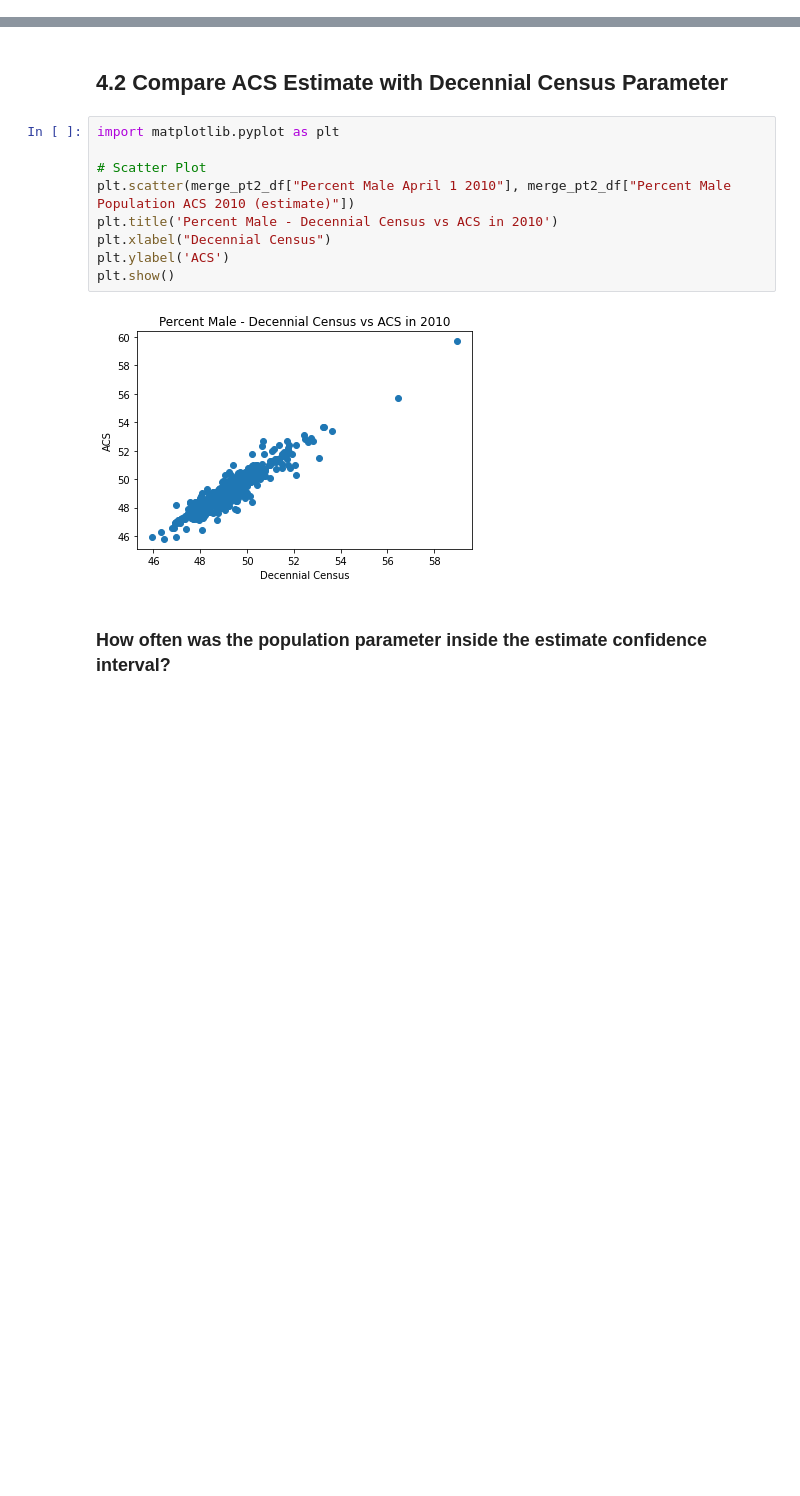
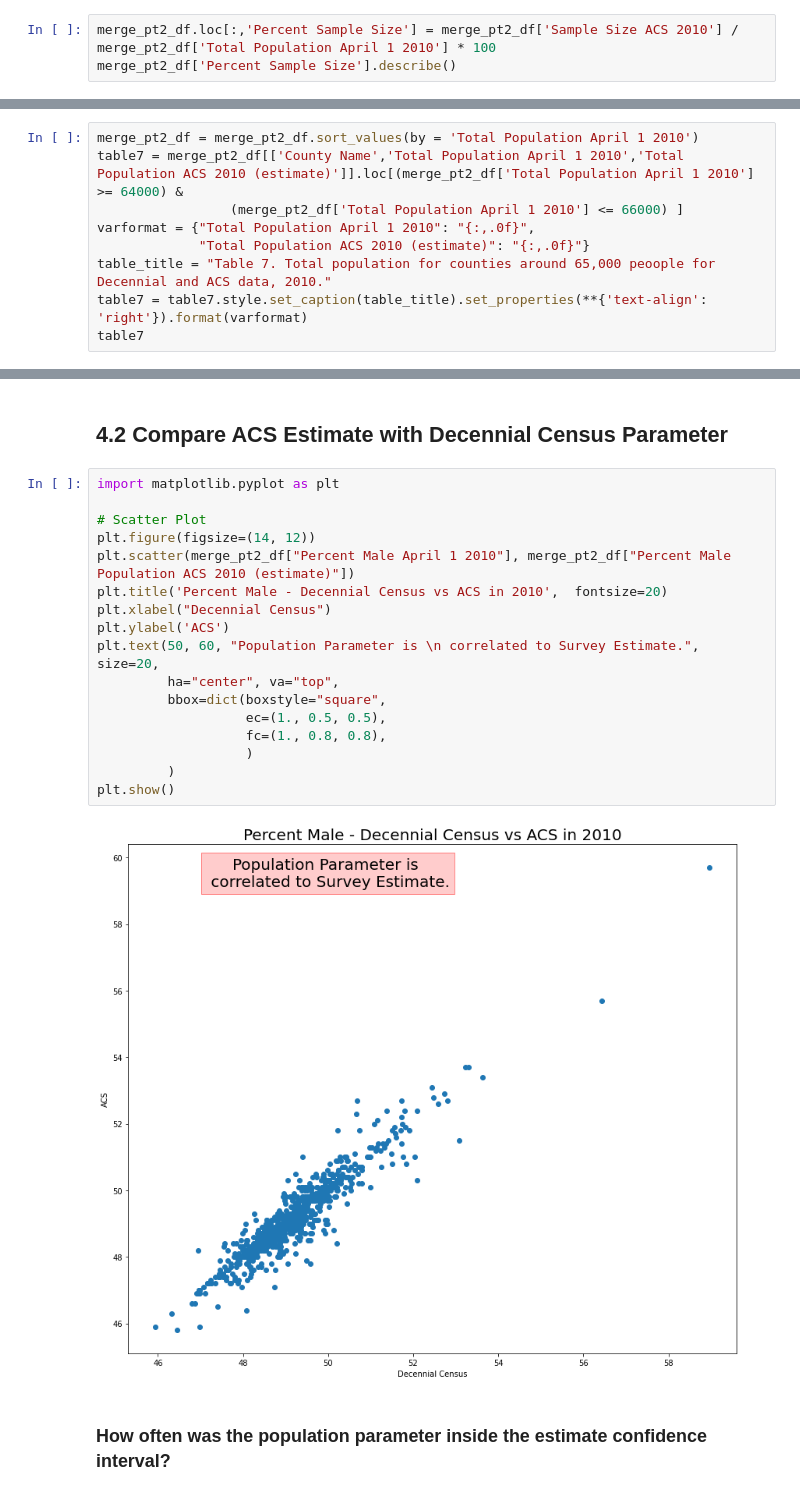
Before and after one commit to npr99/PlanningMethods, a Jupyter notebook: PLAN604_Population_vs_Sample_USCounties.ipynb, the cells around one changed output, grey strips where cells are left out. Cells and saved outputs as stored; diff of their text form; blank space fills up the shorter version.

```diff
--- a/PLAN604_Population_vs_Sample_USCounties.ipynb
+++ b/PLAN604_Population_vs_Sample_USCounties.ipynb
@@ -391,0 +395,3 @@ merge_pt2_df.head()
+# %%
+merge_pt2_df.loc[:,'Percent Sample Size'] = merge_pt2_df['Sample Size ACS 2010'] / merge_pt2_df['Total Population April 1 2010'] * 100
+merge_pt2_df['Percent Sample Size'].describe()
@@ -405,0 +476,9 @@ Table 5. Descriptive statistics for total population for counties without ACS da
+# %%
+merge_pt2_df = merge_pt2_df.sort_values(by = 'Total Population April 1 2010')
+table7 = merge_pt2_df[['County Name','Total Population April 1 2010','Total Population ACS 2010 (estimate)']].loc[(merge_pt2_df['Total Population April 1 2010'] >= 64000) &
+                 (merge_pt2_df['Total Population April 1 2010'] <= 66000) ]
+varformat = {"Total Population April 1 2010": "{:,.0f}",
+             "Total Population ACS 2010 (estimate)": "{:,.0f}"}
+table_title = "Table 7. Total population for counties around 65,000 peoople for Decennial and ACS data, 2010."
+table7 = table7.style.set_caption(table_title).set_properties(**{'text-align': 'right'}).format(varformat)
+table7
@@ -408,14 +506,22 @@ Table 5. Descriptive statistics for total population for counties without ACS da
 # %%
 import matplotlib.pyplot as plt
 
 # Scatter Plot
+plt.figure(figsize=(14, 12))
 plt.scatter(merge_pt2_df["Percent Male April 1 2010"], merge_pt2_df["Percent Male Population ACS 2010 (estimate)"])
-plt.title('Percent Male - Decennial Census vs ACS in 2010')
+plt.title('Percent Male - Decennial Census vs ACS in 2010',  fontsize=20)
 plt.xlabel("Decennial Census")
 plt.ylabel('ACS')
+plt.text(50, 60, "Population Parameter is \n correlated to Survey Estimate.", size=20,
+         ha="center", va="top",
+         bbox=dict(boxstyle="square",
+                   ec=(1., 0.5, 0.5),
+                   fc=(1., 0.8, 0.8),
+                   )
+         )
 plt.show()
 # %% [output]
-[figure, old version]
+[figure, new version]
 # %% [markdown]
 ### How often was the population parameter inside the estimate confidence interval?
 # %%
```
Also changed, not shown: parts of 20 cells of this notebook.
